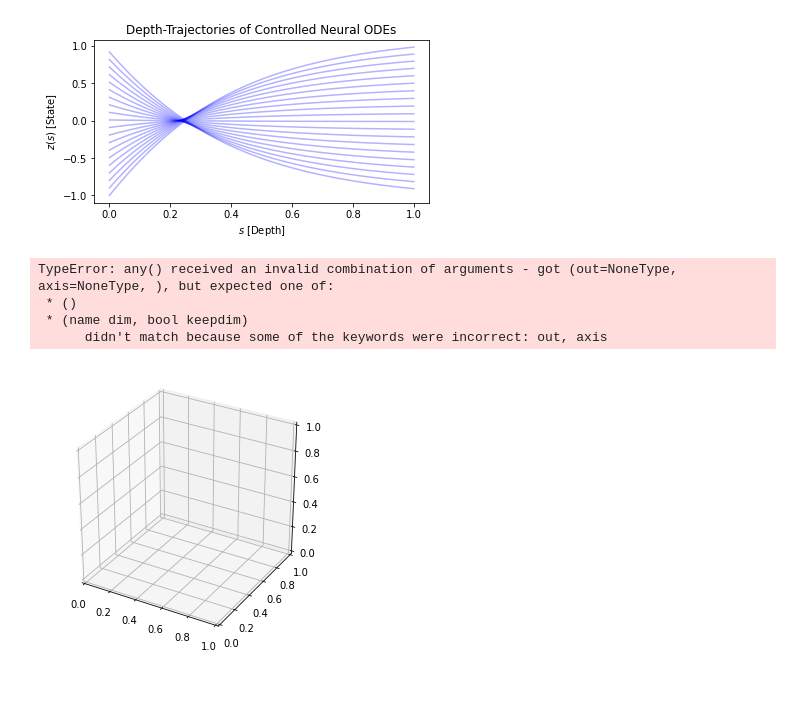
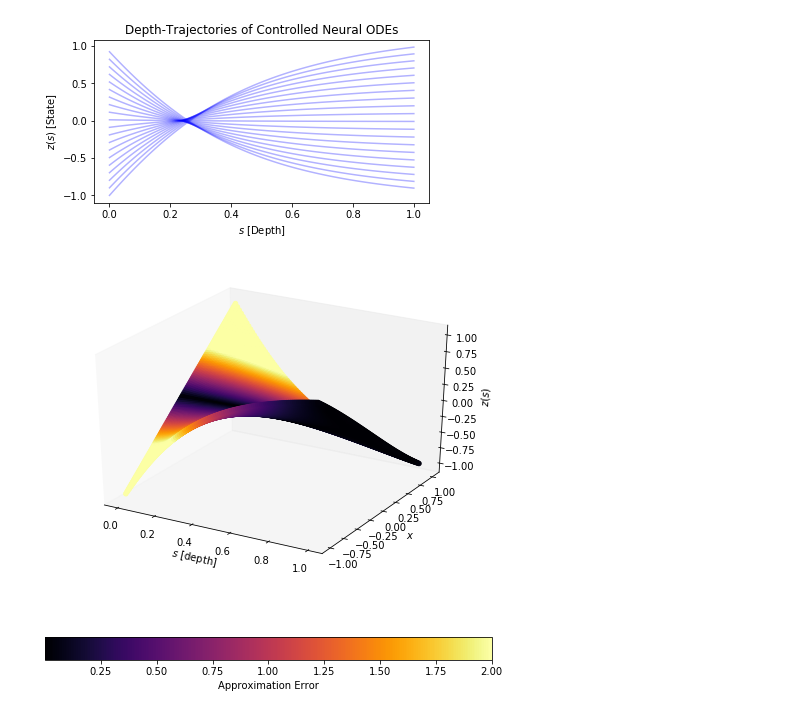
Before and after one commit to DiffEqML/torchdyn, a Jupyter notebook: tutorials/03_crossing_trajectories.ipynb, the cells around one changed output. Cells and saved outputs as stored; diff of their text form; code cells hidden in the pictures; blank space fills up the shorter version.

```diff
--- a/tutorials/03_crossing_trajectories.ipynb
+++ b/tutorials/03_crossing_trajectories.ipynb
@@ -161,33 +160,29 @@ Text(0.5, 1.0, 'Depth-Trajectories of Controlled Neural ODEs')
 # %%
 # plot the evolution of the data in the s-x-h space
 from mpl_toolkits.mplot3d import Axes3D
 
 n_grid=30
 x_span=[-1,1]
-fig = plt.figure(figsize=(5,5))
+fig = plt.figure(figsize=(8,8))
 ax = fig.add_subplot(111, projection='3d')
 
 ss = torch.linspace(s_span[0], s_span[-1], n_grid)
 xx = torch.linspace(x_span[0], x_span[-1], n_grid)
 S, X = torch.meshgrid(ss,xx)
 u_traj = traj[0,:,0].repeat(traj.shape[1],1)
 e = torch.abs(y.T - traj[:,:,0])
-color = plt.cm.RdYlBu(e)
+color = plt.cm.inferno(e)
 for i in range(traj.shape[1]):
     tr = ax.scatter(s_span, u_traj[:,i], traj[:,i,0],
                 c=color[:,i],alpha=1, cmap=color[:,i],zdir='z')
 norm = mpl.colors.Normalize(e.min(),e.max())
-plt.colorbar(mpl.cm.ScalarMappable(norm=norm, cmap='RdYlBu'),
+plt.colorbar(mpl.cm.ScalarMappable(norm=norm, cmap='inferno'),
      label='Approximation Error', orientation='horizontal')
 ax.set_xlabel(r"$s$ [depth]");
 ax.set_ylabel(r"$x$");
 ax.set_zlabel(r"$z(s)$");
 ax.xaxis._axinfo["grid"]['color'] =  (1,1,1,0)
 ax.yaxis._axinfo["grid"]['color'] =  (1,1,1,0)
 ax.zaxis._axinfo["grid"]['color'] =  (1,1,1,0)
 # %% [output]
-TypeError: any() received an invalid combination of arguments - got (out=NoneType, axis=NoneType, ), but expected one of:
- * ()
- * (name dim, bool keepdim)
-      didn't match because some of the keywords were incorrect: out, axis
-[figure, old version]
+[figure, new version]
```
Also changed, not shown: parts of 3 cells of this notebook, 5 other files.
